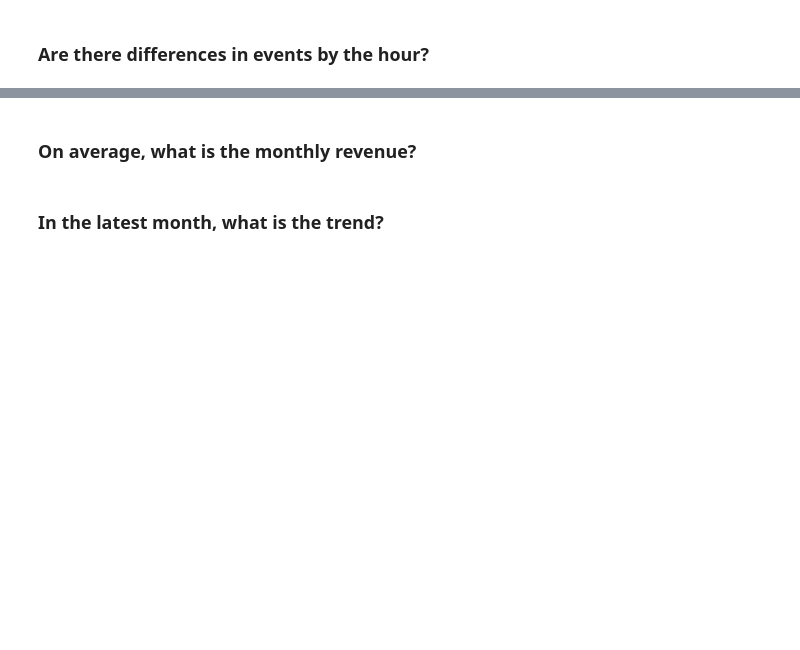
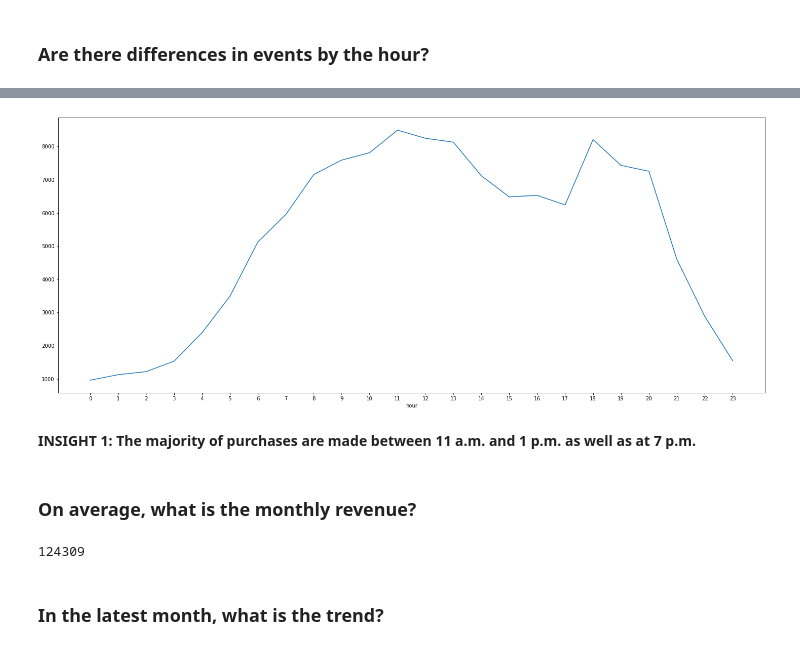
Before and after one commit to javierlopezm/Optimizacion_Ecommerce, a Jupyter notebook: Optimizacion_Ecommerce.ipynb, the cells around one changed output, grey strips where cells are left out. Cells and saved outputs as stored; diff of their text form; code cells hidden in the pictures; blank space fills up the shorter version.

```diff
--- a/Optimizacion_Ecommerce.ipynb
+++ b/Optimizacion_Ecommerce.ipynb
@@ -468,3 +464,9 @@ purchase            0.3
 dtype: float64
 # %% [markdown]
 ### Are there differences in events by the hour?
+# %%
+# First I am going to create a df at the event_type-hour level
+
+ecom_et_hour = df_ecom.groupby(['event_type', 'hour']).product_id.count()
+
+ecom_et_hour
@@ -470,0 +487,6 @@ dtype: float64
+# %%
+# I will use the values of the `event_type` variable as columns
+
+ecom_et_hour = ecom_et_hour.unstack(level=0)
+
+ecom_et_hour.sort_values(by='purchase', ascending=False)
@@ -471,4 +512,15 @@ dtype: float64
+# %%
+ecom_et_hour['purchase'].plot(figsize=(25, 10))
+plt.xticks(range(0, 24));
+# %% [output]
+[figure, added]
+# %% [markdown]
+**INSIGHT 1: The majority of purchases are made between 11 a.m. and 1 p.m. as well as at 7 p.m.**
 # %% [markdown]
 ### On average, what is the monthly revenue?
+# %%
+df_ecom.loc[df_ecom.event_type == 'purchase'].groupby('month').price.sum().mean().astype(int)
+# %% [output]
+124309
 # %% [markdown]
 ### In the latest month, what is the trend?
```
Also changed, not shown: parts of 11 cells of this notebook.
